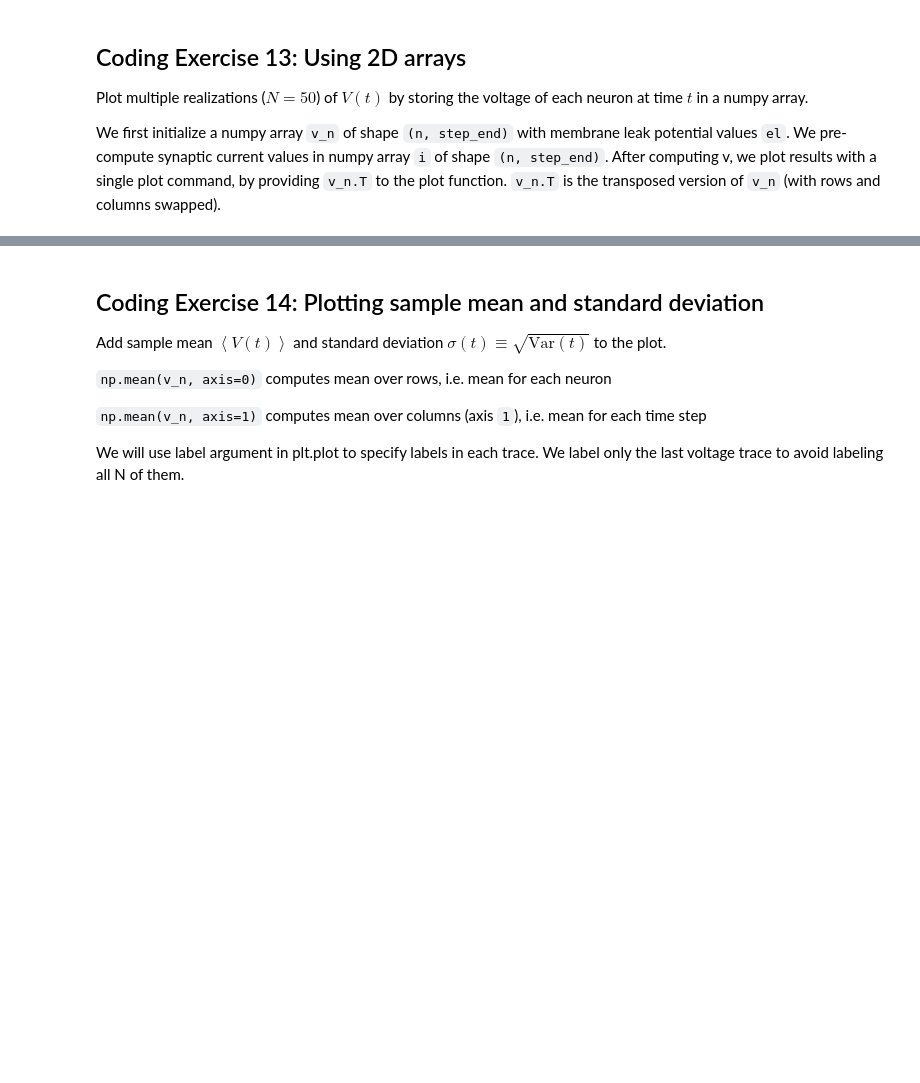
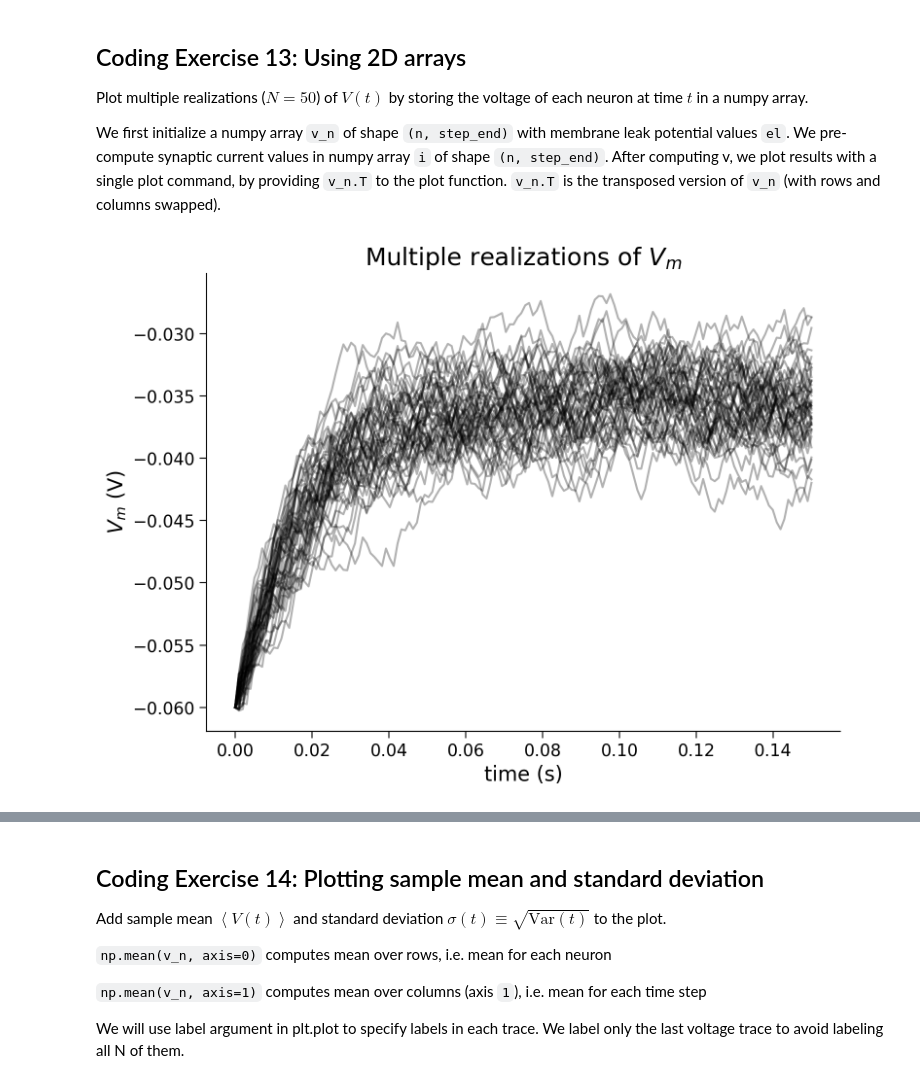
Before and after one commit to Omartalat/CompNeuro, a Jupyter notebook: tutorials/W0D1_PythonWorkshop1/student/W0D1_Tutorial1.ipynb, the cells around one changed output, grey strips where cells are left out. Drawn from its saved outputs; the diff is of its cells as text; code cells hidden in the pictures; blank space fills up the shorter version.

```diff
--- a/tutorials/W0D1_PythonWorkshop1/student/W0D1_Tutorial1.ipynb
+++ b/tutorials/W0D1_PythonWorkshop1/student/W0D1_Tutorial1.ipynb
@@ -524,6 +480,12 @@ We need to reorganize the Eq. (1) to isolate $V\left( t+\Delta t \right)$ on the
 V(t + \Delta t) =  V(t) + \frac{\Delta t}{\tau_m}\left( E_L -V(t) + R I(t) \right)
 \end{equation}
 # %%
+#################################################
+## TODO for students: fill out compute v code ##
+# Fill out code and comment or remove the next line
+raise NotImplementedError("Student exercise: You need to fill out code to compute v")
+#################################################
+
 # Initialize step_end and v0
 step_end = 10
 v = el
@@ -537,7 +499,7 @@ for step in range(step_end):
   i = i_mean * (1 + np.sin((t * 2 * np.pi) / 0.01))
 
   # Compute v
-  v = v + dt/tau * (el - v + r*i)
+  v = ...
 
   # Print value of t and v
   print(f"{t:.3f} {v:.4e}")
@@ -736,6 +677,12 @@ VBox(children=(VBox(children=(HBox(children=(Button(description='🙂', layout=L
 ## Coding Exercise 6: Plotting membrane potential
 Plot the values of $V(t)$ between $t=0$ and $t=t_{max}$. We can compute the number of steps required to get to $t=t_{max}$ given $\Delta t$ as `int(t_max/dt)` where `int` gets the nearest integer.
 # %%
+#################################################
+## TODO for students: fill out the figure initialization and plotting code below ##
+# Fill out code and comment or remove the next line
+raise NotImplementedError("Student exercise: You need to fill out membrane potential figure code")
+#################################################
+
 # Initialize step_end
 step_end = int(t_max / dt)
 
@@ -761,7 +708,7 @@ for step in range(step_end):
   v = v + dt/tau * (el - v + r*i)
 
   # Plot v (using 'k.' to get even smaller markers)
-  plt.plot(t, v , 'k.')
+  plt.plot(...)
 
 # Display plot
 plt.show()
@@ -975,6 +909,12 @@ Keep in mind that the plotting command `plt.plot(x, y)` requires `x` to have the
 
 Mathematical symbols such as $\alpha$ and $\beta$ are specified as `$\alpha$` and `$\beta$` in [TeX markup](https://en.wikipedia.org/wiki/TeX). See additional details in [Writing mathematical expressions](https://matplotlib.org/3.2.2/tutorials/text/mathtext.html) in Matplotlib.
 # %%
+#################################################
+## TODO for students: fill out code to store v in list ##
+# Fill out code and comment or remove the next line
+raise NotImplementedError("Student exercise: You need to store v in list")
+#################################################
+
 # Set random number generator
 np.random.seed(2020)
 
@@ -983,7 +923,7 @@ step_end = int(t_max / dt)
 n = 50
 
 # Intiatialize the list v_n with 50 values of membrane leak potential el
-v_n = [el] * n
+v_n = ...
 
 with plt.xkcd():
   # Initialize the figure
@@ -1005,11 +945,10 @@ with plt.xkcd():
       i = i_mean * (1 + 0.1 * (t_max/dt)**(0.5) * (2* np.random.random() - 1))
 
       # Compute value of v for this simulation
+      v_n[j] = ...
 
-      v_n[j] = v_n[j] + (dt / tau) * (el - v_n[j] + r*i)
-
-    # Plot simulations
-    plt.plot(n*[t], v_n, 'k.', alpha=0.1)
+    # Plot all simulations (use alpha = 0.1 to make each marker slightly transparent)
+    plt.plot(...)
 
   # Display plot
   plt.show()
@@ -1497,36 +1427,33 @@ Plot multiple realizations ($N=50$) of $V(t)$ by storing the voltage of each neu
 
 We first initialize a numpy array `v_n` of shape `(n, step_end)` with membrane leak potential values `el`. We pre-compute synaptic current values in numpy array `i` of shape `(n, step_end)`. After computing v, we plot results with a single plot command, by providing `v_n.T` to the plot function. `v_n.T` is the transposed version of `v_n` (with rows and columns swapped).
 # %%
-#################################################
-## TODO for students: fill out code to use 2d arrays ##
-# Fill out code and comment or remove the next line
-raise NotImplementedError("Student exercise: You need to rewrite code to use 2d arrays")
-#################################################
 
 # Set random number generator
 np.random.seed(2020)
 
 # Initialize step_end, n, t_range, v and i
 step_end = int(t_max / dt)
 n = 50
 t_range = np.linspace(0, t_max, num=step_end)
-v_n = el * np.ones([n, step_end])
-i = ...
+v_n = el * np.ones((n, step_end))
+i = i_mean * (1 + 0.1 * (t_max / dt) ** 0.5 * (2 * np.random.random([n, step_end]) - 1))
 
 # Loop for step_end - 1 steps
 for step in range(1, step_end):
 
    # Compute v_n
-   v_n[:, step] = ...
+   v_n[:, step] = v_n[:, step - 1] + (dt / tau) * (el - v_n[:, step - 1] + r * i[:, step])
 
 # Plot figure
 plt.figure()
 plt.title('Multiple realizations of $V_m$')
 plt.xlabel('time (s)')
 plt.ylabel('$V_m$ (V)')
 
-plt.plot(...)
+plt.plot(t_range, v_n.T, 'k', alpha=0.3)
 plt.show()
+# %% [output]
+[figure, added]
 # %% [markdown]
 [*Click for solution*](https://github.com/NeuromatchAcademy/precourse/tree/main/tutorials/W0D1_PythonWorkshop1/solutions/W0D1_Tutorial1_Solution_93456241.py)
 
```
Also changed, not shown: parts of 37 cells of this notebook.
